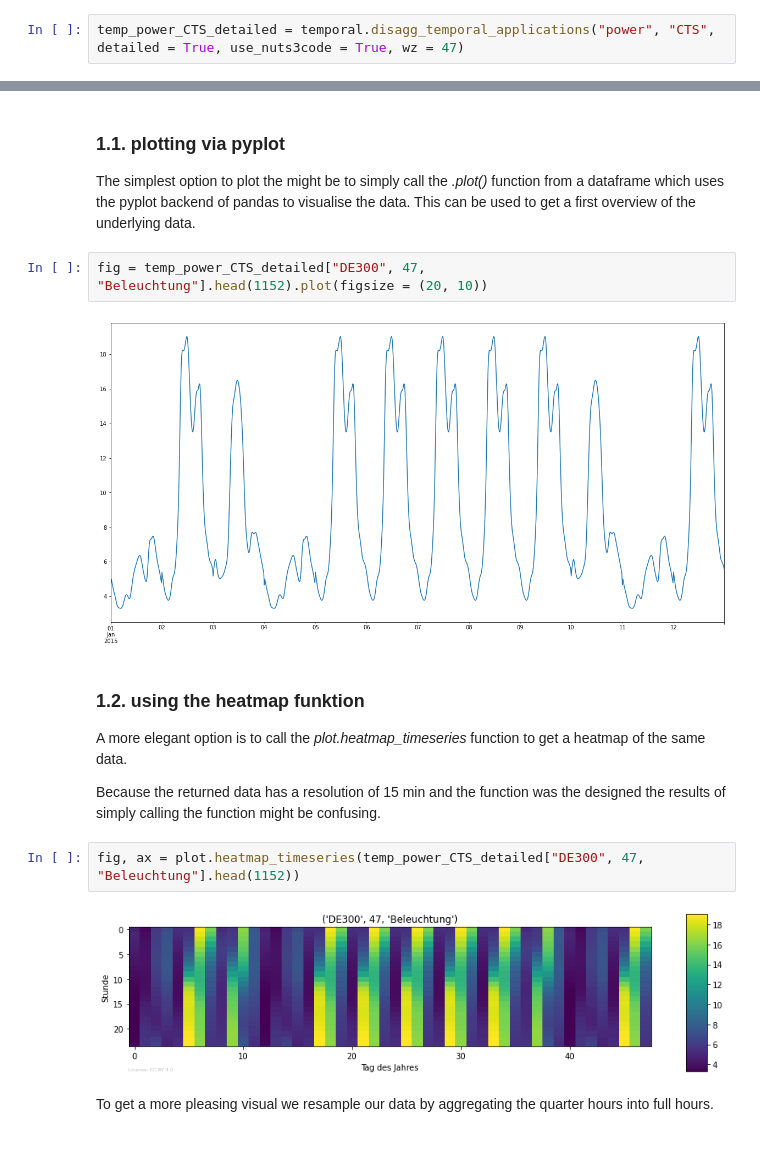
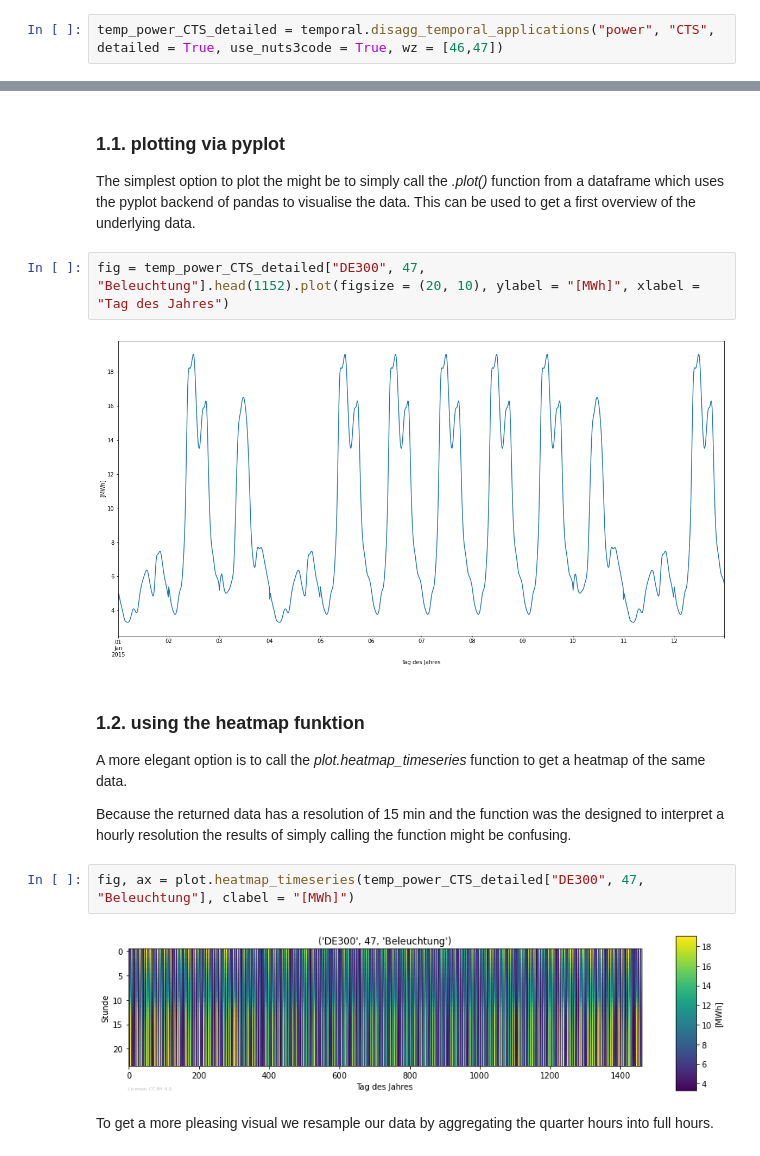
Before and after one commit to DemandRegioTeam/disaggregator, a Jupyter notebook: XX_Demo_application_disaggregations.ipynb, the cells around one changed output, grey strips where cells are left out. Saved outputs shown, nothing was run; the diff lists cells and outputs as text.

```diff
--- a/XX_Demo_application_disaggregations.ipynb
+++ b/XX_Demo_application_disaggregations.ipynb
@@ -143,5 +127,5 @@ temp_power_CTS_detailed = temporal.disagg_temporal_applications("power", "CTS",
 # %%
-temp_power_CTS_detailed = temporal.disagg_temporal_applications("power", "CTS", detailed = True, use_nuts3code = True, wz = 47)
+temp_power_CTS_detailed = temporal.disagg_temporal_applications("power", "CTS", detailed = True, use_nuts3code = True, wz = [46,47])
 # %% [output]
 disaggregator.temporal: INFO     Working on state: SH.
 disaggregator.temporal: INFO     ... creating state-specific load-profiles
@@ -181,18 +165,18 @@ There are multiple ways to visualise the temporal data sets
 ### 1.1. plotting via pyplot
 The simplest option to plot the might be to simply call the *.plot()* function from a dataframe which uses the pyplot backend of pandas to visualise the data. This can be used to get a first overview of the underlying data.
 # %%
-fig = temp_power_CTS_detailed["DE300", 47, "Beleuchtung"].head(1152).plot(figsize = (20, 10))
+fig = temp_power_CTS_detailed["DE300", 47, "Beleuchtung"].head(1152).plot(figsize = (20, 10), ylabel = "[MWh]", xlabel = "Tag des Jahres")
 # %% [output]
-[figure, old version]
+[figure, new version]
 # %% [markdown]
 ### 1.2. using the heatmap funktion
 A more elegant option is to call the *plot.heatmap_timeseries* function to get a heatmap of the same data.
 
-Because the returned data has a resolution of 15 min and the function was the designed the results of simply calling the function might be confusing.
+Because the returned data has a resolution of 15 min and the function was the designed to interpret a hourly resolution the results of simply calling the function might be confusing.
 # %%
-fig, ax = plot.heatmap_timeseries(temp_power_CTS_detailed["DE300", 47, "Beleuchtung"].head(1152))
+fig, ax = plot.heatmap_timeseries(temp_power_CTS_detailed["DE300", 47, "Beleuchtung"], clabel = "[MWh]")
 # %% [output]
-[figure, old version]
+[figure, new version]
 # %% [markdown]
 To get a more pleasing visual we resample our data by aggregating the quarter hours into full hours.
 # %%
```
Also changed, not shown: parts of 17 cells of this notebook.
